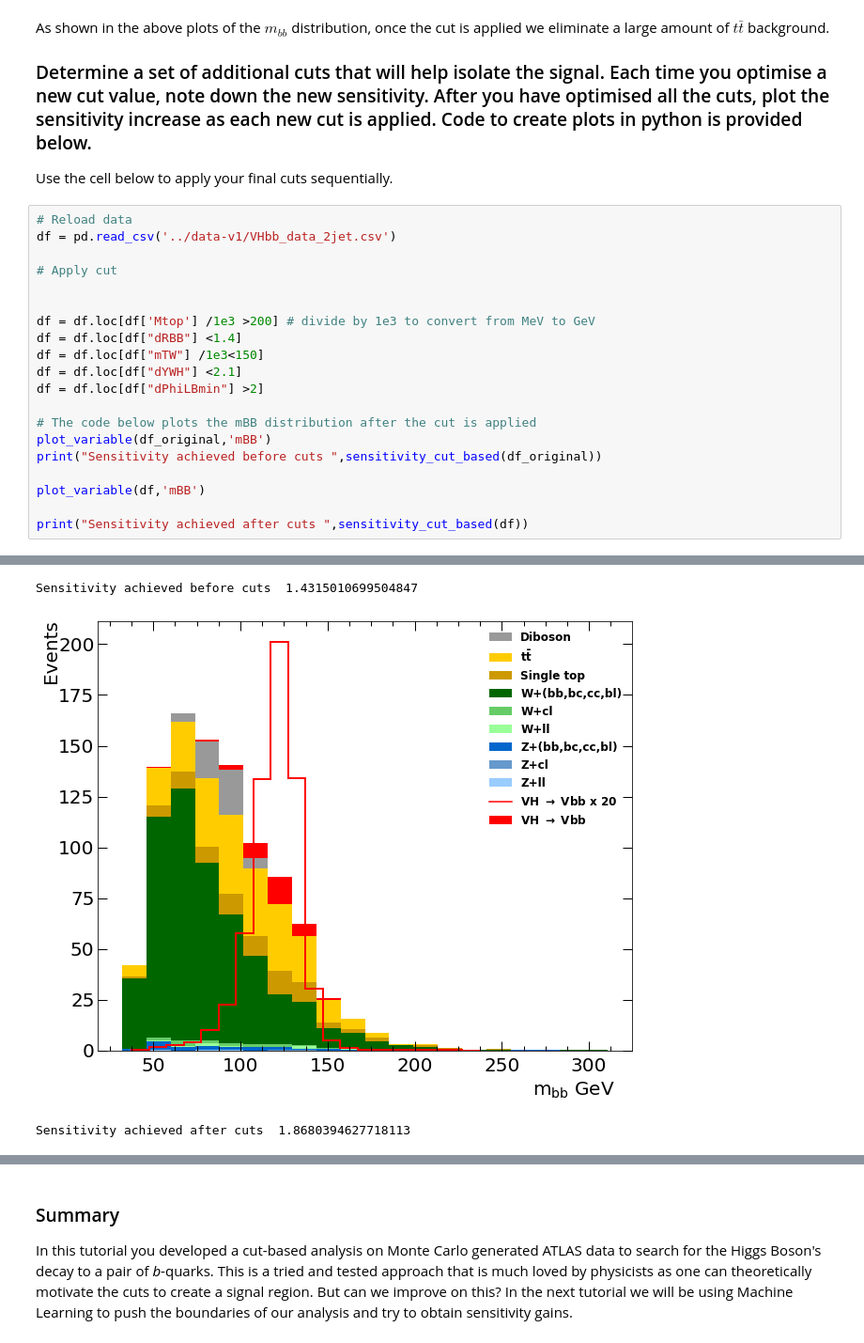
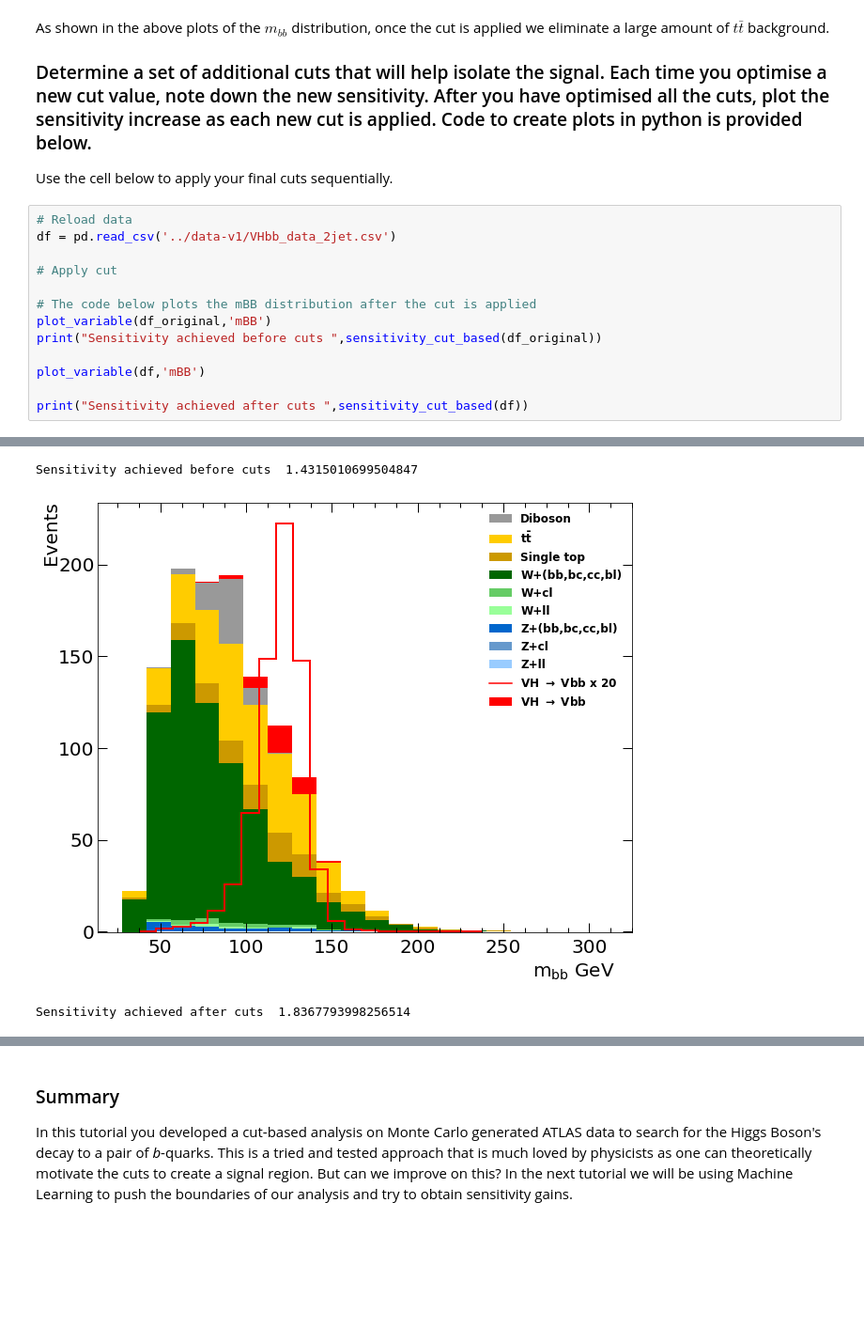
Before and after one commit to ikhurana95/in2HEP, a Jupyter notebook: notebooks/ATLAS Cut Based.ipynb, the cells around one changed output, grey strips where cells are left out. Shown at 94% size. Drawn from its saved outputs; the diff is of its cells as text; blank space fills up the shorter version.

```diff
--- a/notebooks/ATLAS Cut Based.ipynb
+++ b/notebooks/ATLAS Cut Based.ipynb
@@ -155,28 +137,21 @@ Use the cell below to apply your final cuts sequentially.
 # %%
 # Reload data
 df = pd.read_csv('../data-v1/VHbb_data_2jet.csv')
 
 # Apply cut
-
-
-df = df.loc[df['Mtop'] /1e3 >200] # divide by 1e3 to convert from MeV to GeV
-df = df.loc[df["dRBB"] <1.4]
-df = df.loc[df["mTW"] /1e3<150]
-df = df.loc[df["dYWH"] <2.1]
-df = df.loc[df["dPhiLBmin"] >2]
 
 # The code below plots the mBB distribution after the cut is applied
 plot_variable(df_original,'mBB')
 print("Sensitivity achieved before cuts ",sensitivity_cut_based(df_original))
 
 plot_variable(df,'mBB')
 
 print("Sensitivity achieved after cuts ",sensitivity_cut_based(df))
 # %% [output]
 [figure]
 Sensitivity achieved before cuts  1.4315010699504847
-[figure, old version]
+[figure, new version]
-Sensitivity achieved after cuts  1.8680394627718113
+Sensitivity achieved after cuts  1.8367793998256514
 # %%
 ## Plotting sensitivity graph
 
```
Also changed, not shown: parts of 9 cells of this notebook, 12 other files.
